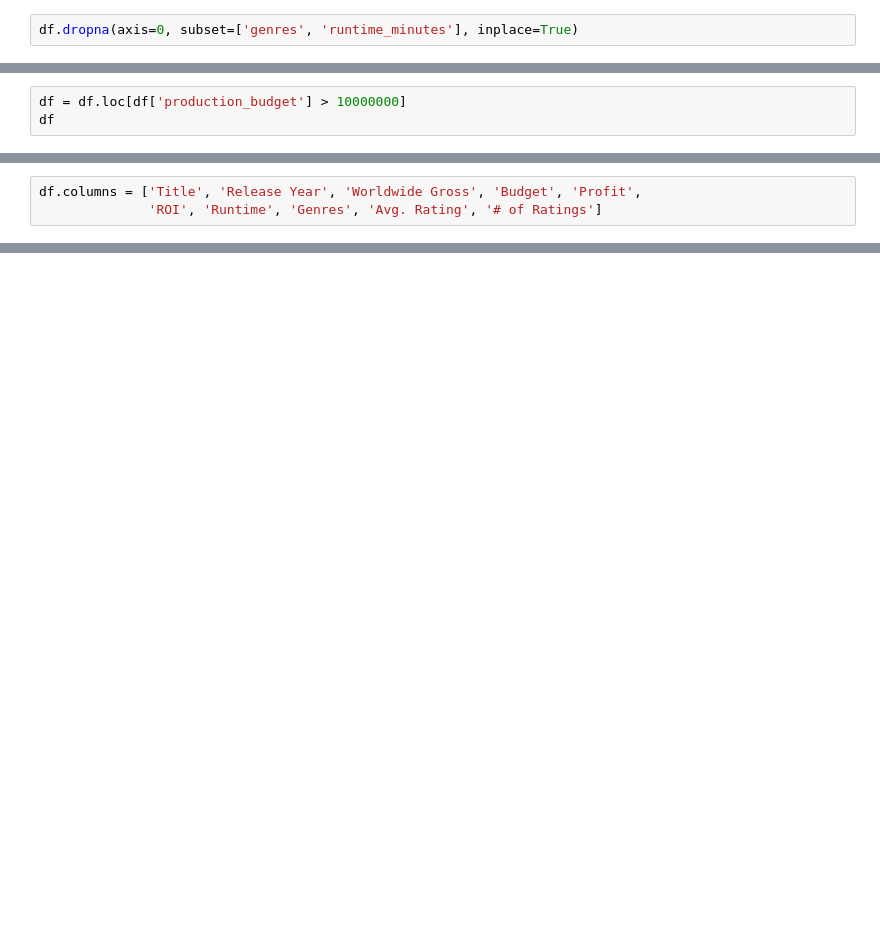
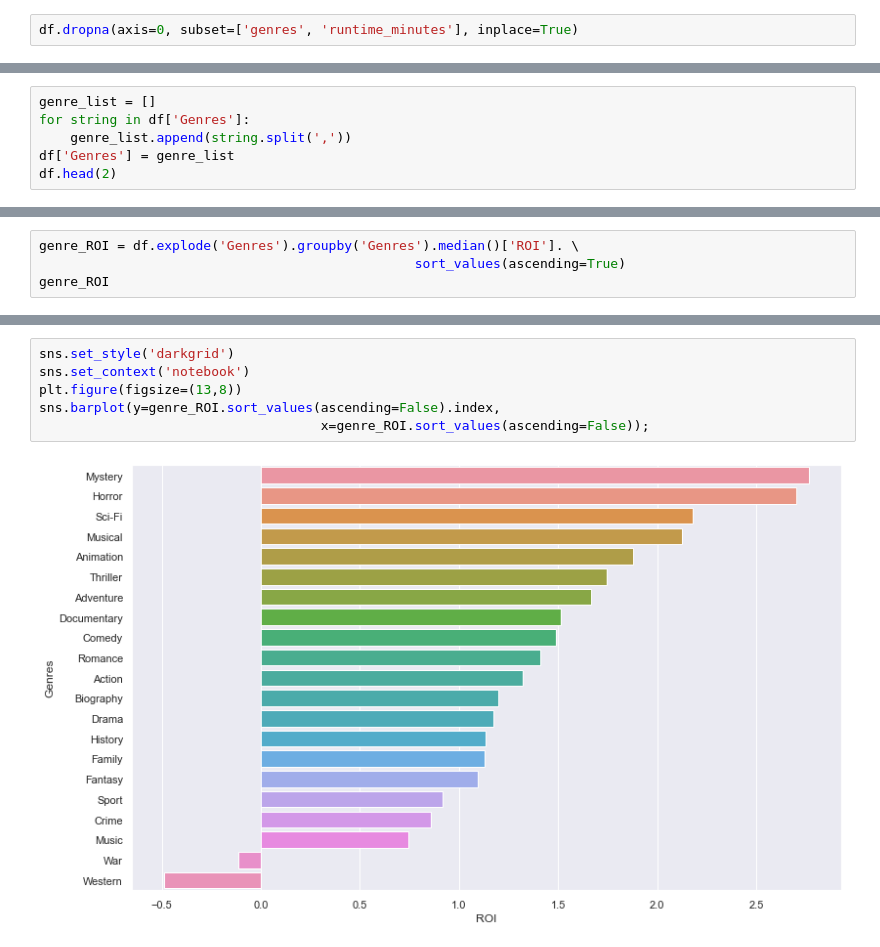
Before and after one commit to jmaffucci/dsc-phase-1-project, a Jupyter notebook: student.ipynb, the cells around one changed output, grey strips where cells are left out. Cells and saved outputs as stored; diff of their text form; blank space fills up the shorter version.

```diff
--- a/student.ipynb
+++ b/student.ipynb
@@ -162,3 +272,0 @@ df = df[['title', 'year', 'worldwide_gross', 'production_budget','Profit',
-# %%
-df = df.loc[df['production_budget'] > 10000000]
-df
@@ -179,3 +273,6 @@ df
-# %%
-df.columns = ['Title', 'Release Year', 'Worldwide Gross', 'Budget', 'Profit',
-              'ROI', 'Runtime', 'Genres', 'Avg. Rating', '# of Ratings']
+# %%
+genre_list = []
+for string in df['Genres']:
+    genre_list.append(string.split(','))
+df['Genres'] = genre_list
+df.head(2)
@@ -181,0 +283,4 @@ df.columns = ['Title', 'Release Year', 'Worldwide Gross', 'Budget', 'Profit',
+# %%
+genre_ROI = df.explode('Genres').groupby('Genres').median()['ROI']. \
+                                                sort_values(ascending=True)
+genre_ROI
@@ -181,0 +325,8 @@ df.columns = ['Title', 'Release Year', 'Worldwide Gross', 'Budget', 'Profit',
+# %%
+sns.set_style('darkgrid')
+sns.set_context('notebook')
+plt.figure(figsize=(13,8))
+sns.barplot(y=genre_ROI.sort_values(ascending=False).index,
+                                    x=genre_ROI.sort_values(ascending=False));
+# %% [output]
+[figure, added]
```
Also changed, not shown: parts of 25 cells of this notebook, 1 other file.
